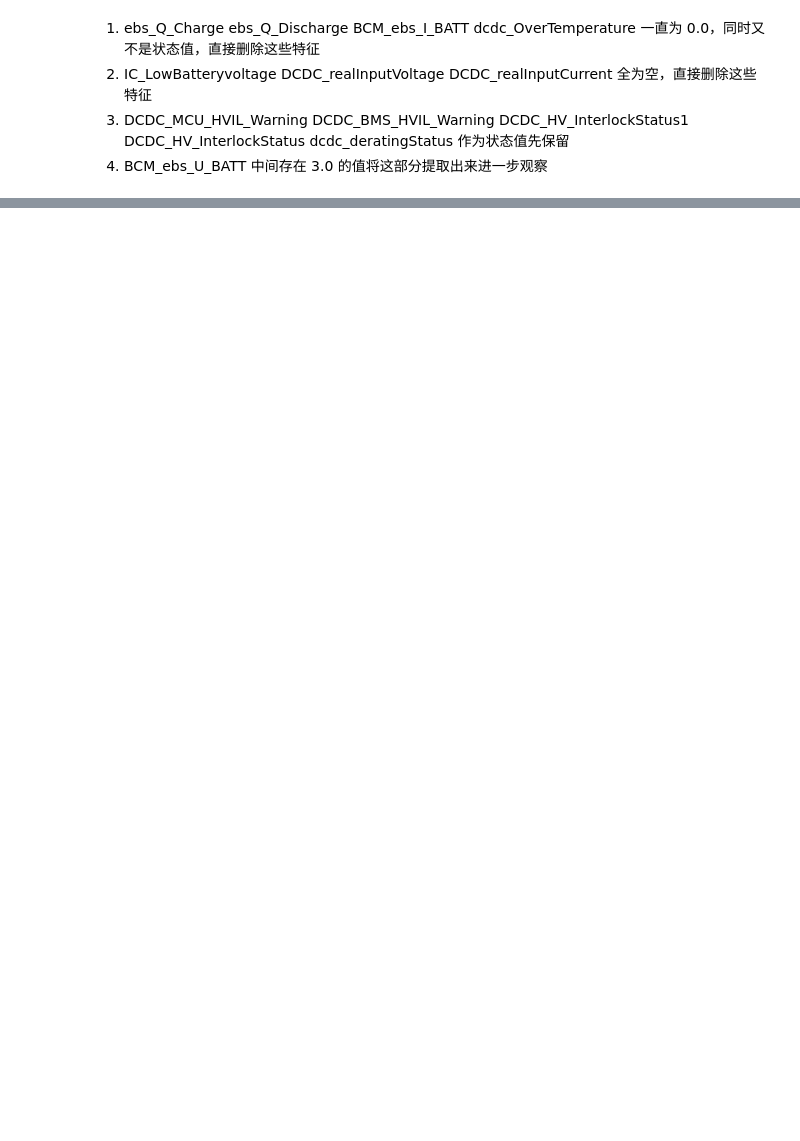
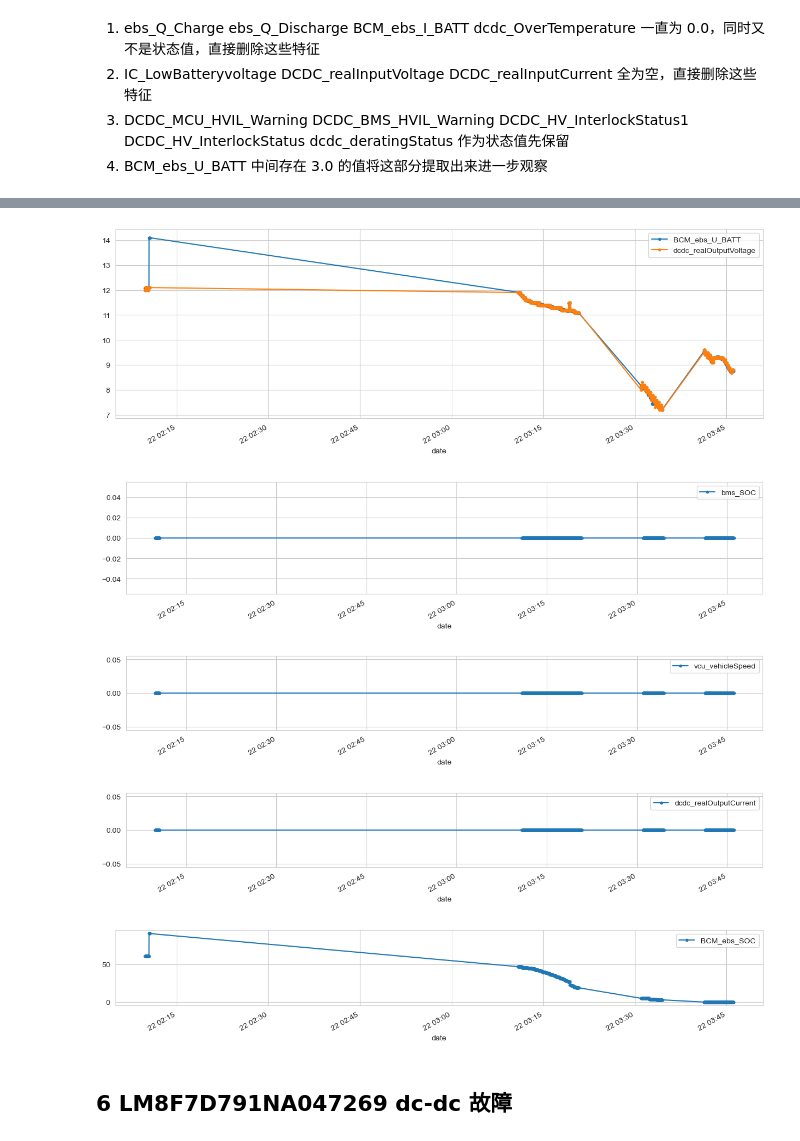
Before and after one commit to kailanyue/pydata, a Jupyter notebook: mycode/all_data.ipynb, the cells around one changed output, grey strips where cells are left out. Saved outputs shown, nothing was run; the diff lists cells and outputs as text; code cells hidden in the pictures; blank space fills up the shorter version.

```diff
--- a/mycode/all_data.ipynb
+++ b/mycode/all_data.ipynb
@@ -77,0 +177,16 @@ data_raw["vin"].drop_duplicates()
+# %%
+data00192_copy["2023-04-22 01:00:00":"2023-04-22 04:00:00"][["BCM_ebs_U_BATT", "dcdc_realOutputVoltage"]].plot(grid=True, marker=".", figsize=(15, 5))
+data00192_copy["2023-04-22 01:00:00":"2023-04-22 04:00:00"][["bms_SOC"]].plot(grid=True, marker=".", figsize=(15, 3))
+data00192_copy["2023-04-22 01:00:00":"2023-04-22 04:00:00"][["vcu_vehicleSpeed"]].plot(grid=True, marker=".", figsize=(15, 2))
+data00192_copy["2023-04-22 01:00:00":"2023-04-22 04:00:00"][["dcdc_realOutputCurrent"]].plot(grid=True, marker=".", figsize=(15, 2))
+data00192_copy["2023-04-22 01:00:00":"2023-04-22 04:00:00"][["BCM_ebs_SOC"]].plot(grid=True, marker=".", figsize=(15, 2))
+
+plt.show()
+# %% [output]
+[figure, added]
+[figure, added]
+[figure, added]
+[figure, added]
+[figure, added]
+# %% [markdown]
+## 6 LM8F7D791NA047269 dc-dc 故障
```
Also changed, not shown: parts of 38 cells of this notebook, 29 other files.
